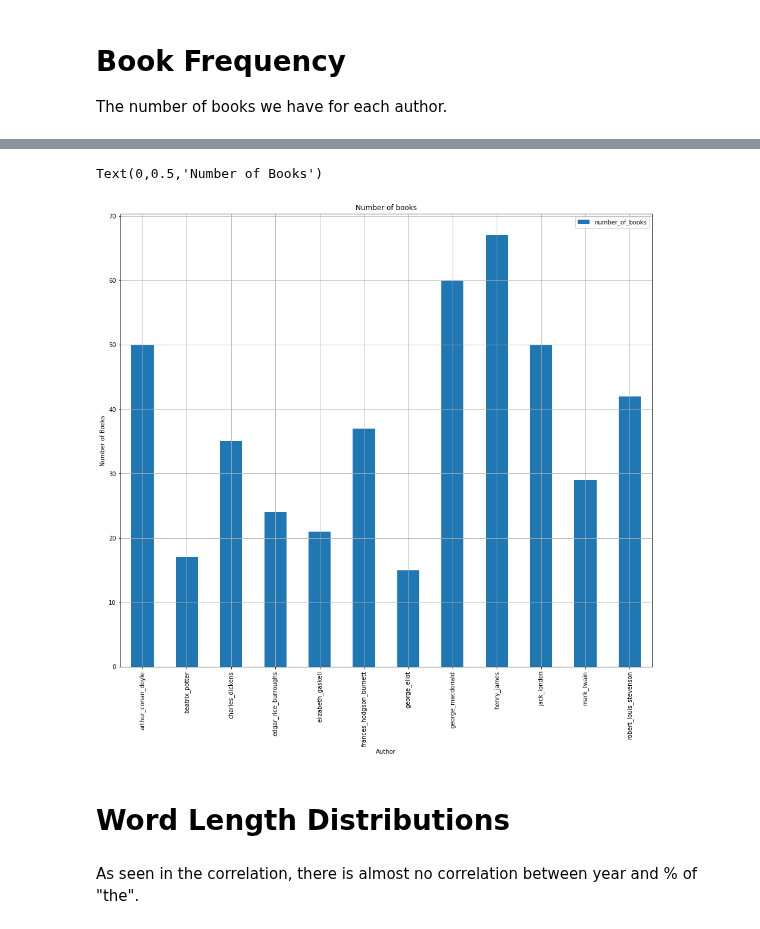
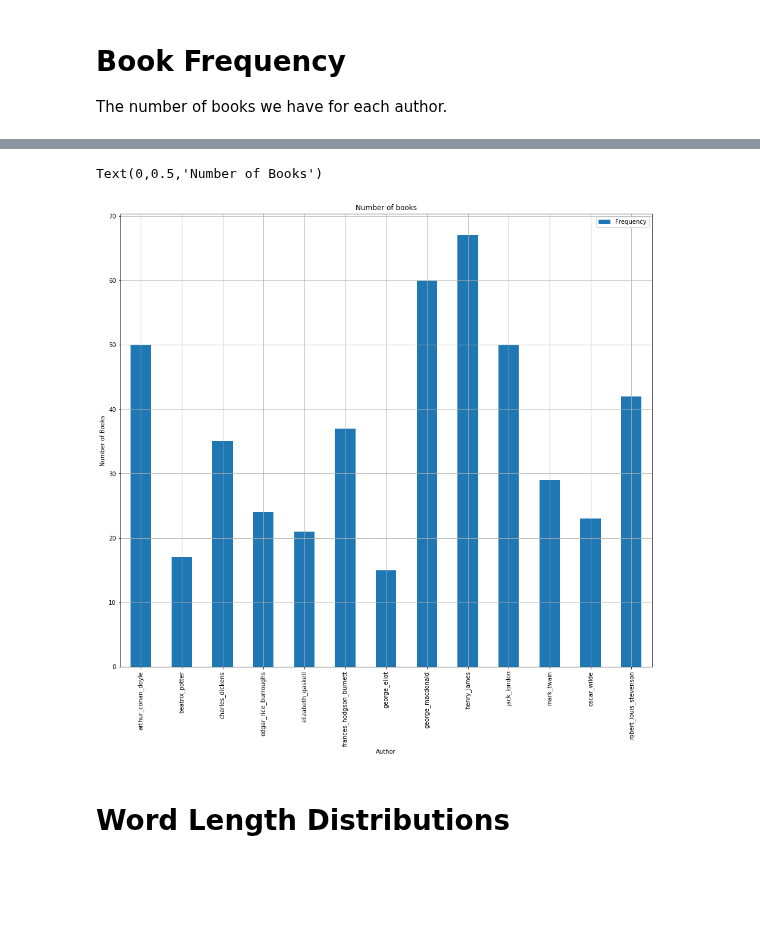
Before and after one commit to clararichter/authorship-identification, a Jupyter notebook: project_notebook.ipynb, the cells around one changed output, grey strips where cells are left out. Drawn from its saved outputs; the diff is of its cells as text; code cells hidden in the pictures; blank space fills up the shorter version.

```diff
--- a/project_notebook.ipynb
+++ b/project_notebook.ipynb
@@ -70,9 +73,10 @@ Percentage split or K-fold cross-validation?
 # Book Frequency
 The number of books we have for each author.
 # %%
-path = "data/texts_stripped/"
-authors = os.listdir(path)
+path = "./data/texts_stripped/"
+authors = []
 book_counts = []
-for author in authors:
-    book_counts.append(len(os.listdir(path + author)))
-book_counts
+for author in os.listdir(path):
+    if author != ".DS_Store":
+        book_counts.append(len(os.listdir(path + author)))
+        authors.append(author)
@@ -80,0 +83,3 @@ book_counts
+# %%
+books_freq = pd.DataFrame( book_counts, index=authors, columns = ["Frequency"] )
+books_freq
@@ -81,9 +101,9 @@ book_counts
 # %%
-ax = pd.DataFrame( book_counts, index=authors, columns=['number_of_books'] ).plot(kind='bar', figsize=(16,14), title='Number of books', grid=True)
+ax = books_freq.plot(kind='bar', figsize=(16,14), title='Number of books', grid=True)
 ax.set_xlabel("Author")
 ax.set_ylabel("Number of Books")
 # %% [output]
 Text(0,0.5,'Number of Books')
-[figure, old version]
+[figure, new version]
 # %% [markdown]
 # Word Length Distributions
@@ -98,2 +109,0 @@ the_freq_df["years"].corr(the_freq_df["the"])
-# %% [markdown]
-As seen in the correlation, there is almost no correlation between year and % of "the".
```
Also changed, not shown: parts of 16 cells of this notebook.
